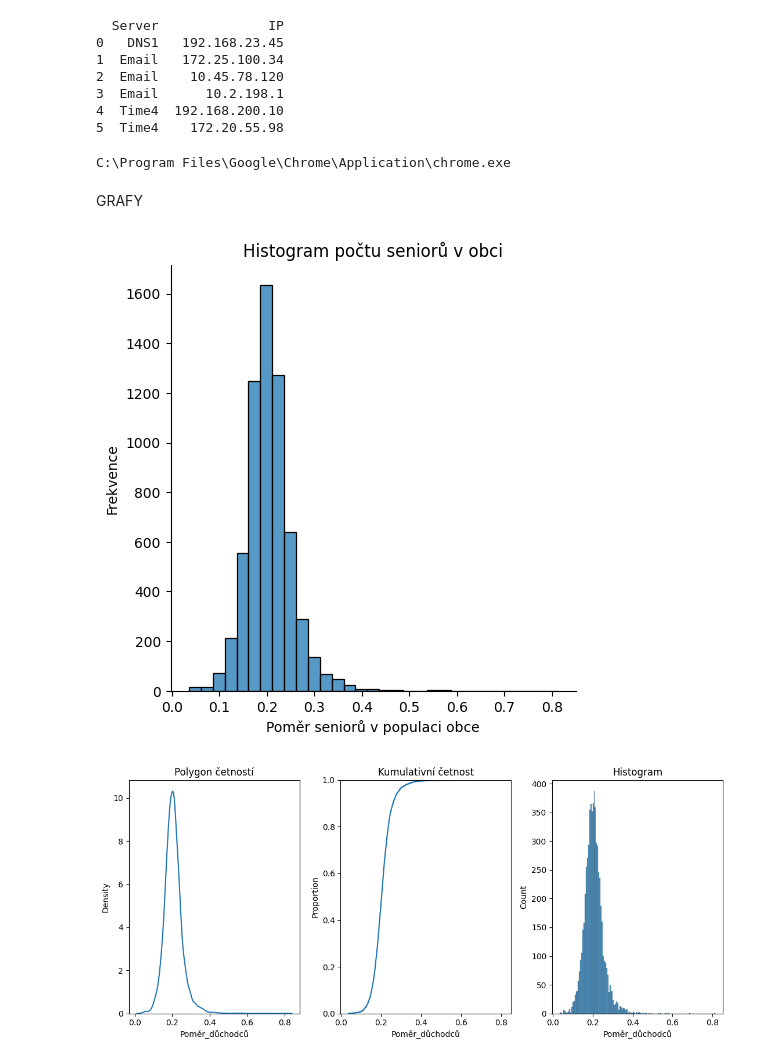
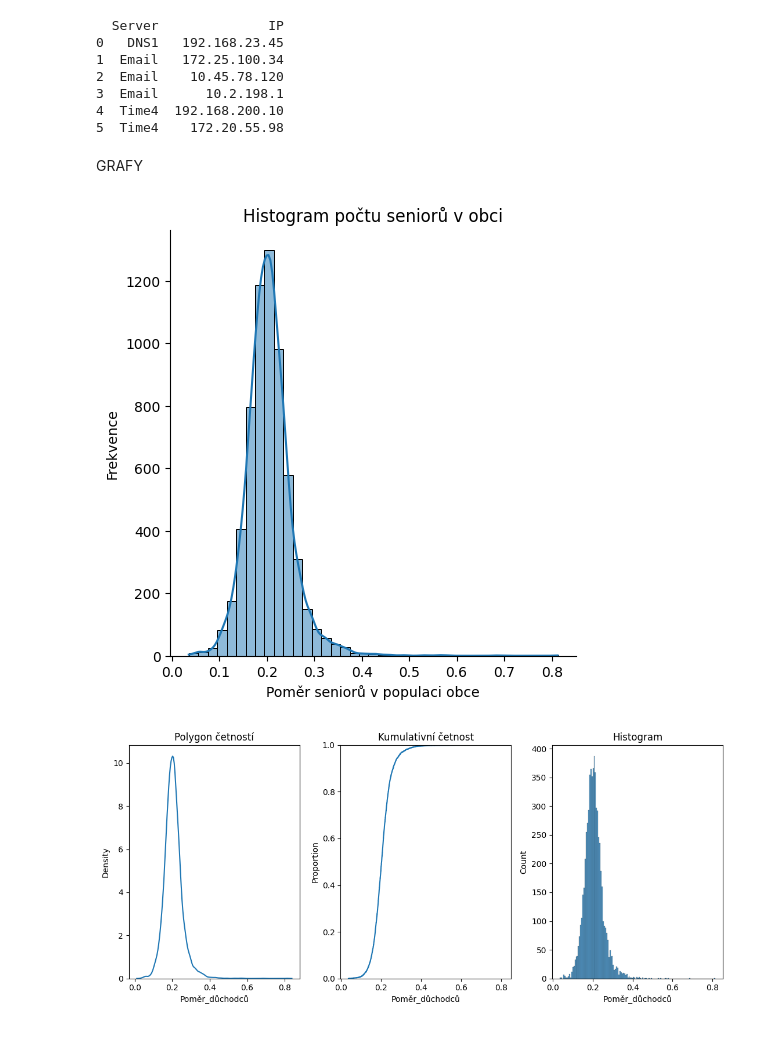
Before and after one commit to Merhern/Bakalarska_Prace, a Jupyter notebook: csu.ipynb, the cells around one changed output. Saved outputs shown, nothing was run; the diff lists cells and outputs as text; code cells hidden in the pictures.

```diff
--- a/csu.ipynb
+++ b/csu.ipynb
@@ -146,14 +143,14 @@ vira_filtered = vira_filtered[ vira_filtered["uzemi_cis"] == 43 ]
 
 vira_sum = vira_filtered.groupby('uzemi_kod').agg(
     celkem=('hodnota', 'sum'),
-    nevěřící=('hodnota', lambda x: \
-        x[(vira_filtered.loc[x.index, 'vira_txt'] == 'Bez náboženské víry') \
-        | (vira_filtered.loc[x.index, 'vira_txt'] == 'Jedi') \
-        | (vira_filtered.loc[x.index, 'vira_txt'] == 'ateismus')\
-        | (vira_filtered.loc[x.index, 'vira_txt'] == 'agnosticismus')\
-        | (vira_filtered.loc[x.index, 'vira_txt'] == 'pastafariánství')\
-        | (vira_filtered.loc[x.index, 'vira_txt'] == 'Sith')\
-        ].sum()),
+    nevěřící=('hodnota', lambda x:
+        x[(vira_filtered.loc[x.index, 'vira_txt'] == 'Bez náboženské víry')
+        | (vira_filtered.loc[x.index, 'vira_txt'] == 'Jedi')
+        | (vira_filtered.loc[x.index, 'vira_txt'] == 'ateismus')
+        | (vira_filtered.loc[x.index, 'vira_txt'] == 'agnosticismus')
+        | (vira_filtered.loc[x.index, 'vira_txt'] == 'pastafariánství')
+        | (vira_filtered.loc[x.index, 'vira_txt'] == 'Sith')
+        ].sum())
 )
 
 vira_sum['Poměr_nevěřících'] = vira_sum['nevěřící'] / vira_sum['celkem']
@@ -204,27 +201,25 @@ style = o.style \
   .relabel_index(["Poměr nevěřících v obci", "Poměr důchodců v obci"], axis=0)
 
 dfi.export(o, 'description.png')
-# %% [output]
-C:\Program Files\Google\Chrome\Application\chrome.exe
 # %% [markdown]
 GRAFY
 # %%
 import pandas as pd
 import seaborn as sns
 import matplotlib.pyplot as plt
 
 # Vytvoření histogramu
-sns.displot(vira_vek, x="Poměr_důchodců", binwidth=0.025)
+sns.displot(vira_vek, x="Poměr_důchodců", binwidth=0.02, kde=True)
 
 # Přidání názvů a popisků
 plt.title("Histogram počtu seniorů v obci")
 plt.xlabel("Poměr seniorů v populaci obce")
 plt.ylabel("Frekvence")
 
 # Zobrazení histogramu
 plt.show()
 # %% [output]
-[figure, old version]
+[figure, new version]
 # %%
 fig, axes = plt.subplots(1, 3, figsize=(11, 5))
 
```
Also changed, not shown: parts of 14 cells of this notebook, 7 other files.
